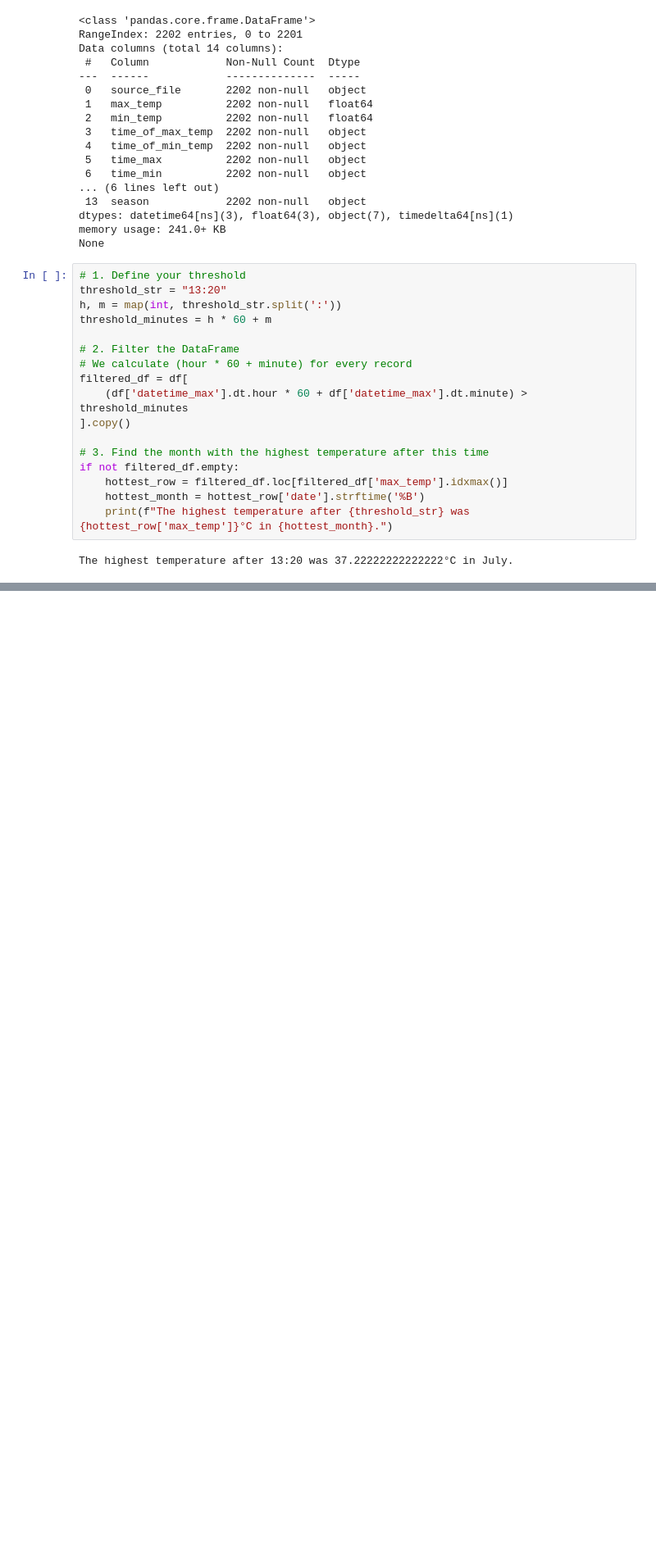
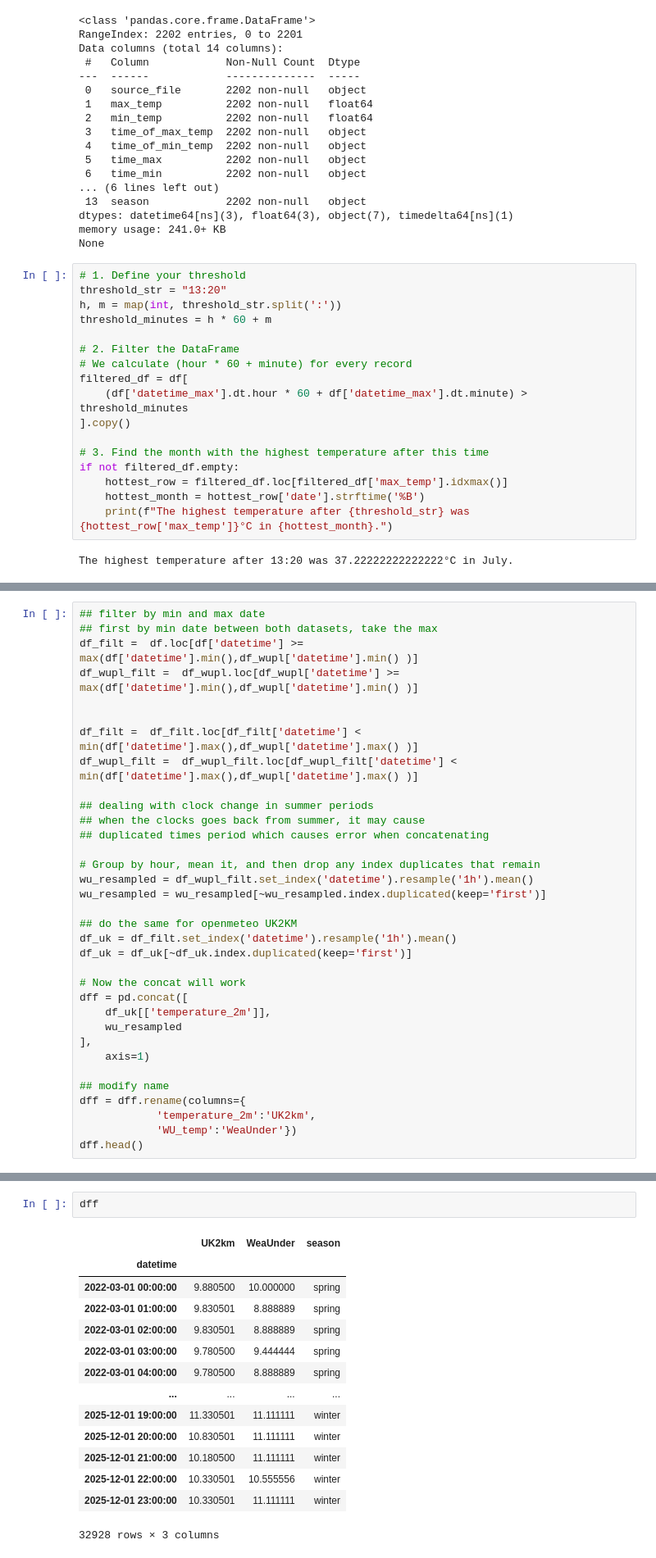
Before and after one commit to emanuel-gf/global-temp-anomaly---daily-max-nasa-esa-era5, a Jupyter notebook: daily_max_temp/explore_temp_and_time_distribution/temptime.ipynb, the cells around one changed output, grey strips where cells are left out. Shown at 82% size. Cells and saved outputs as stored; diff of their text form; blank space fills up the shorter version.

```diff
--- a/daily_max_temp/explore_temp_and_time_distribution/temptime.ipynb
+++ b/daily_max_temp/explore_temp_and_time_distribution/temptime.ipynb
@@ -171,0 +417,34 @@ ValueError: Mime type rendering requires nbformat>=4.2.0 but it is not installed
+# %%
+## filter by min and max date
+## first by min date between both datasets, take the max
+df_filt =  df.loc[df['datetime'] >= max(df['datetime'].min(),df_wupl['datetime'].min() )]
+df_wupl_filt =  df_wupl.loc[df_wupl['datetime'] >= max(df['datetime'].min(),df_wupl['datetime'].min() )]
+
+
+df_filt =  df_filt.loc[df_filt['datetime'] < min(df['datetime'].max(),df_wupl['datetime'].max() )]
+df_wupl_filt =  df_wupl_filt.loc[df_wupl_filt['datetime'] < min(df['datetime'].max(),df_wupl['datetime'].max() )]
+
+## dealing with clock change in summer periods
+## when the clocks goes back from summer, it may cause
+## duplicated times period which causes error when concatenating
+
+# Group by hour, mean it, and then drop any index duplicates that remain
+wu_resampled = df_wupl_filt.set_index('datetime').resample('1h').mean()
+wu_resampled = wu_resampled[~wu_resampled.index.duplicated(keep='first')]
+
+## do the same for openmeteo UK2KM
+df_uk = df_filt.set_index('datetime').resample('1h').mean()
+df_uk = df_uk[~df_uk.index.duplicated(keep='first')]
+
+# Now the concat will work
+dff = pd.concat([
+    df_uk[['temperature_2m']],
+    wu_resampled
+],
+    axis=1)
+
+## modify name
+dff = dff.rename(columns={
+            'temperature_2m':'UK2km',
+            'WU_temp':'WeaUnder'})
+dff.head()
@@ -171,0 +646,17 @@ ValueError: Mime type rendering requires nbformat>=4.2.0 but it is not installed
+# %%
+dff
+# %% [output]
+|  | UK2km | WeaUnder | season |
+| datetime |  |  |  |
+| 2022-03-01 00:00:00 | 9.880500 | 10.000000 | spring |
+| 2022-03-01 01:00:00 | 9.830501 | 8.888889 | spring |
+| 2022-03-01 02:00:00 | 9.830501 | 8.888889 | spring |
+| 2022-03-01 03:00:00 | 9.780500 | 9.444444 | spring |
+| 2022-03-01 04:00:00 | 9.780500 | 8.888889 | spring |
+| ... | ... | ... | ... |
+| 2025-12-01 19:00:00 | 11.330501 | 11.111111 | winter |
+| 2025-12-01 20:00:00 | 10.830501 | 11.111111 | winter |
+| 2025-12-01 21:00:00 | 10.180500 | 11.111111 | winter |
+| 2025-12-01 22:00:00 | 10.330501 | 10.555556 | winter |
+| 2025-12-01 23:00:00 | 10.330501 | 11.111111 | winter |
+32928 rows × 3 columns
```
Also changed, not shown: parts of 27 cells of this notebook, 1 other file.
